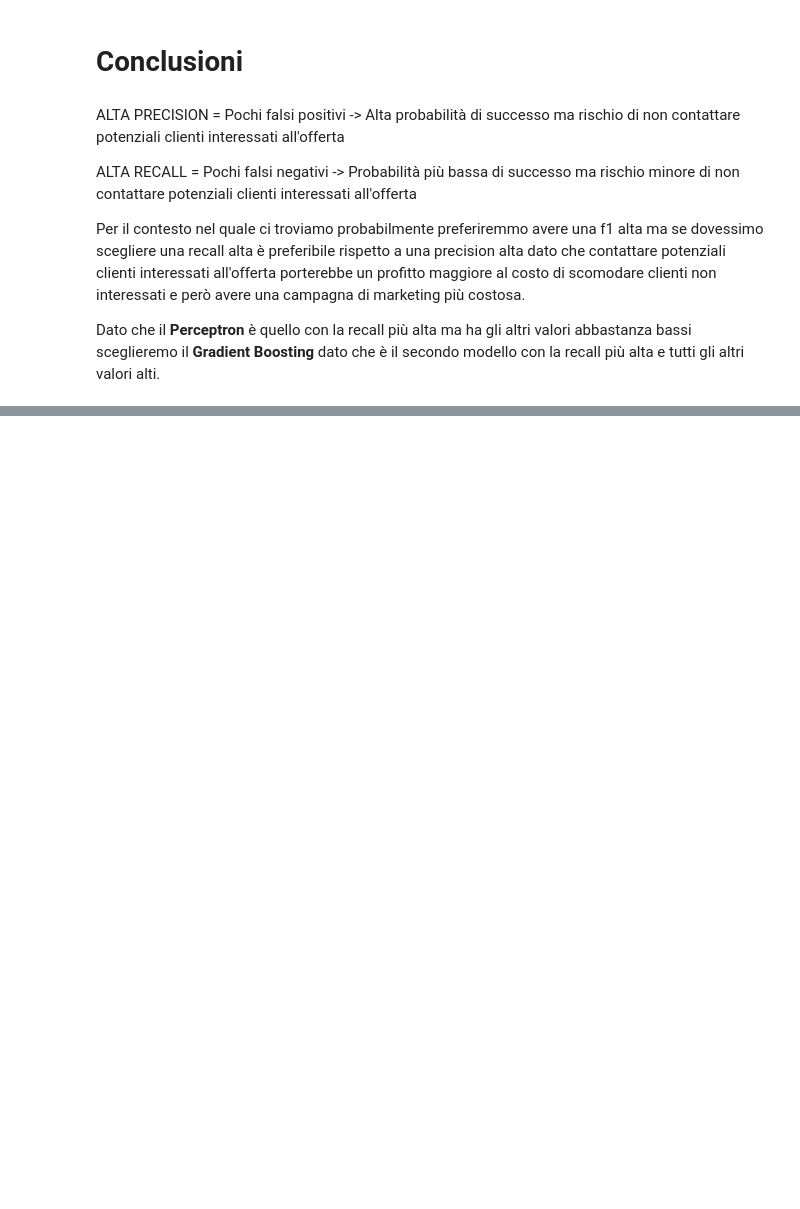
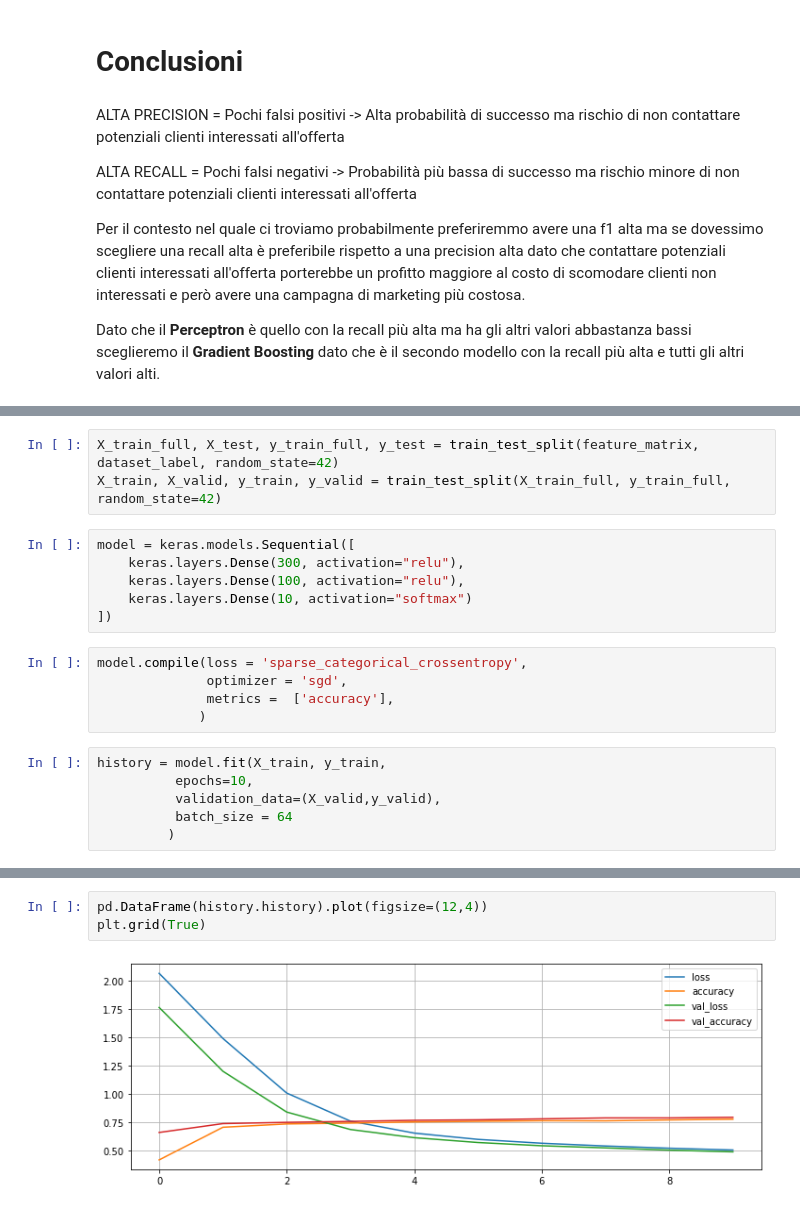
Before and after one commit to remarcoble/ML-marketing-campaign, a Jupyter notebook: main.ipynb, the cells around one changed output, grey strips where cells are left out. Saved outputs shown, nothing was run; the diff lists cells and outputs as text; blank space fills up the shorter version.

```diff
--- a/main.ipynb
+++ b/main.ipynb
@@ -490,0 +495,20 @@ Dato che il **Perceptron** è quello con la recall più alta ma ha gli altri val
+# %%
+X_train_full, X_test, y_train_full, y_test = train_test_split(feature_matrix, dataset_label, random_state=42)
+X_train, X_valid, y_train, y_valid = train_test_split(X_train_full, y_train_full, random_state=42)
+# %%
+model = keras.models.Sequential([
+    keras.layers.Dense(300, activation="relu"),
+    keras.layers.Dense(100, activation="relu"),
+    keras.layers.Dense(10, activation="softmax")
+])
+# %%
+model.compile(loss = 'sparse_categorical_crossentropy',
+              optimizer = 'sgd',
+              metrics =  ['accuracy'],
+             )
+# %%
+history = model.fit(X_train, y_train,
+          epochs=10,
+          validation_data=(X_valid,y_valid),
+          batch_size = 64
+         )
@@ -490,0 +536,5 @@ Dato che il **Perceptron** è quello con la recall più alta ma ha gli altri val
+# %%
+pd.DataFrame(history.history).plot(figsize=(12,4))
+plt.grid(True)
+# %% [output]
+[figure, added]
```
Also changed, not shown: parts of 18 cells of this notebook, 1 other file.
